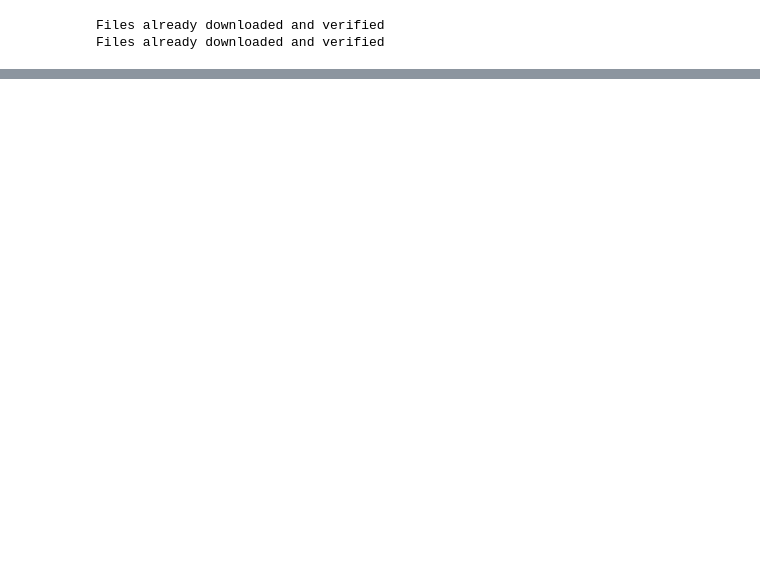
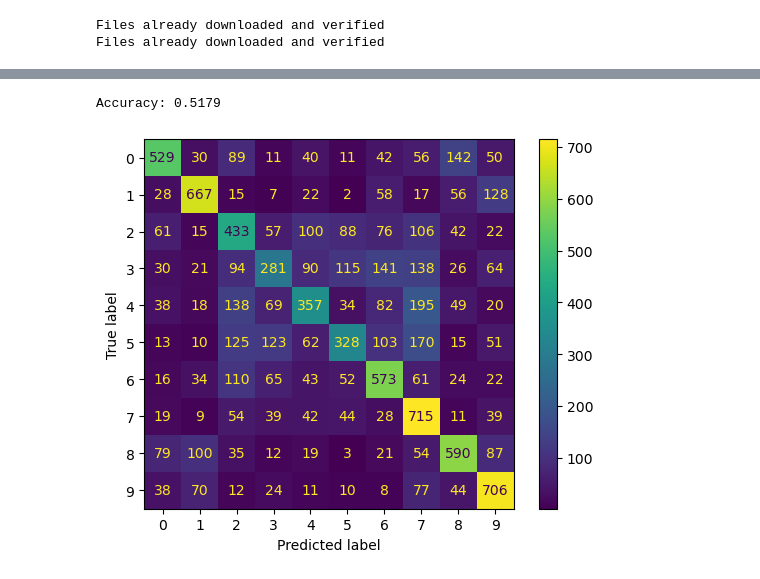
Before and after one commit to fongc123/notes, a Jupyter notebook: src/machine learning/hog/cifar10_pytorch.ipynb, the cells around one changed output, grey strips where cells are left out. Drawn from its saved outputs; the diff is of its cells as text; code cells hidden in the pictures; blank space fills up the shorter version.

```diff
--- a/src/machine learning/hog/cifar10_pytorch.ipynb
+++ b/src/machine learning/hog/cifar10_pytorch.ipynb
@@ -297,0 +326,27 @@ print("Accuracy:", metrics.accuracy_score(cifar_test.targets, predictions))
+# %%
+# define linear model
+model = nn.Linear(1764 * 3, 10).to(device)
+criterion = nn.CrossEntropyLoss()
+optimizer = torch.optim.Adam(model.parameters(), lr = LEARNING_RATE)
+# %%
+train_loader = torch.utils.data.DataLoader(cifar_train, batch_size = BATCH_SIZE, shuffle = True)
+test_loader = torch.utils.data.DataLoader(cifar_test, batch_size = BATCH_SIZE, shuffle = False)
+# %%
+# train model
+losses = []
+for it in range(NUM_EPOCHS):
+    for features, labels in train_loader:
+        features = features.to(device)
+        labels = labels.to(device)
+
+        # forward pass
+        outputs = model(features)
+        loss = criterion(outputs, labels)
+        losses.append(loss.item())
+
+        # backward pass
+        loss.backward()
+
+        # update parameters
+        optimizer.step()
+        optimizer.zero_grad()
@@ -297,0 +362,16 @@ print("Accuracy:", metrics.accuracy_score(cifar_test.targets, predictions))
+# %%
+# make predictions with test_loader
+predictions = []
+for features, labels in test_loader:
+    features = features.to(device)
+    labels = labels.to(device)
+
+    outputs = model(features)
+    predictions.extend(np.argmax(outputs.cpu().detach().numpy(), axis = 1))
+# %%
+# construct confusion matrix and calculate accuracy
+matrix = metrics.ConfusionMatrixDisplay.from_predictions(cifar_test.targets, predictions)
+print("Accuracy:", metrics.accuracy_score(cifar_test.targets, predictions))
+# %% [output]
+Accuracy: 0.5179
+[figure, added]
```
Also changed, not shown: parts of 25 cells of this notebook.
